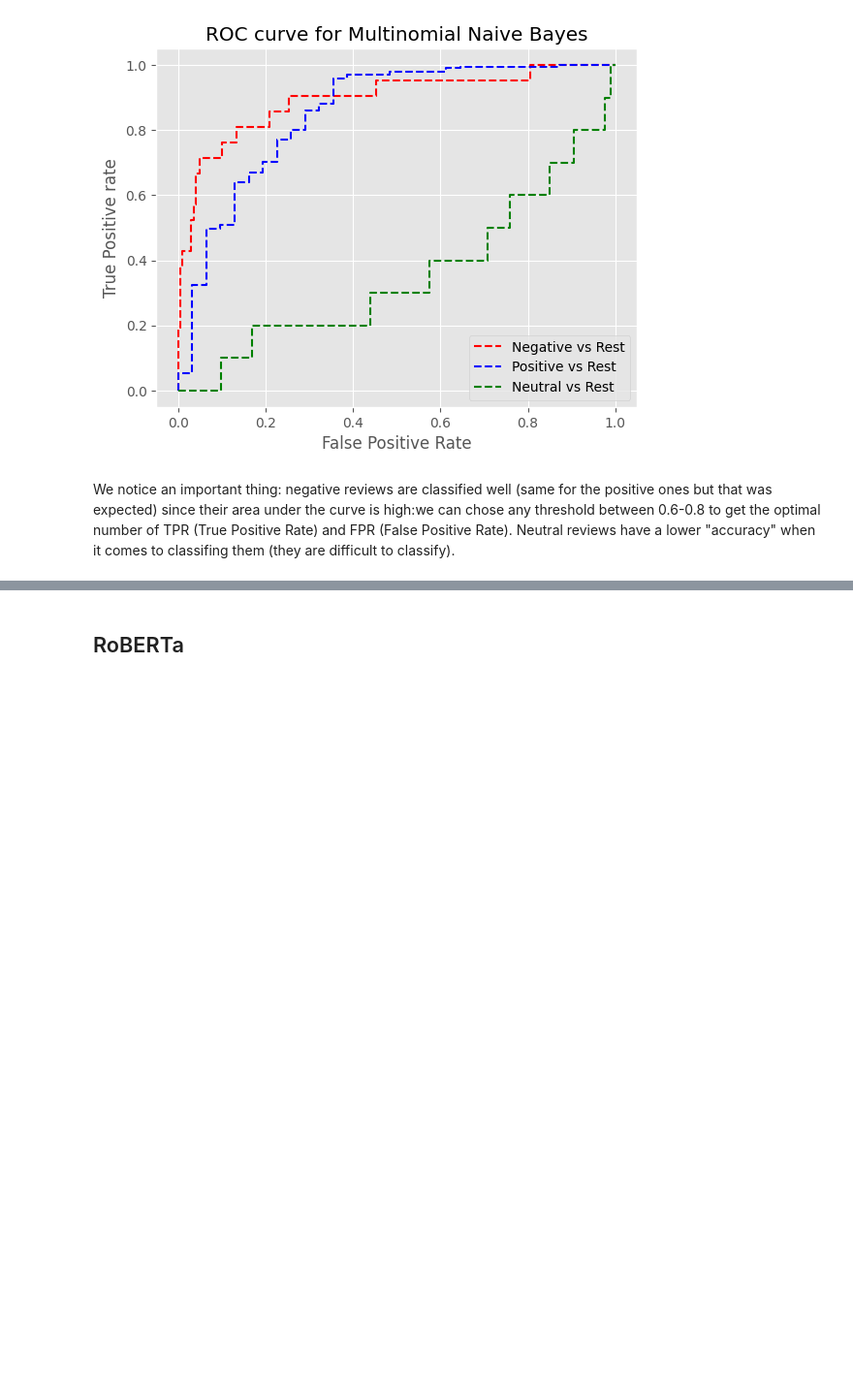
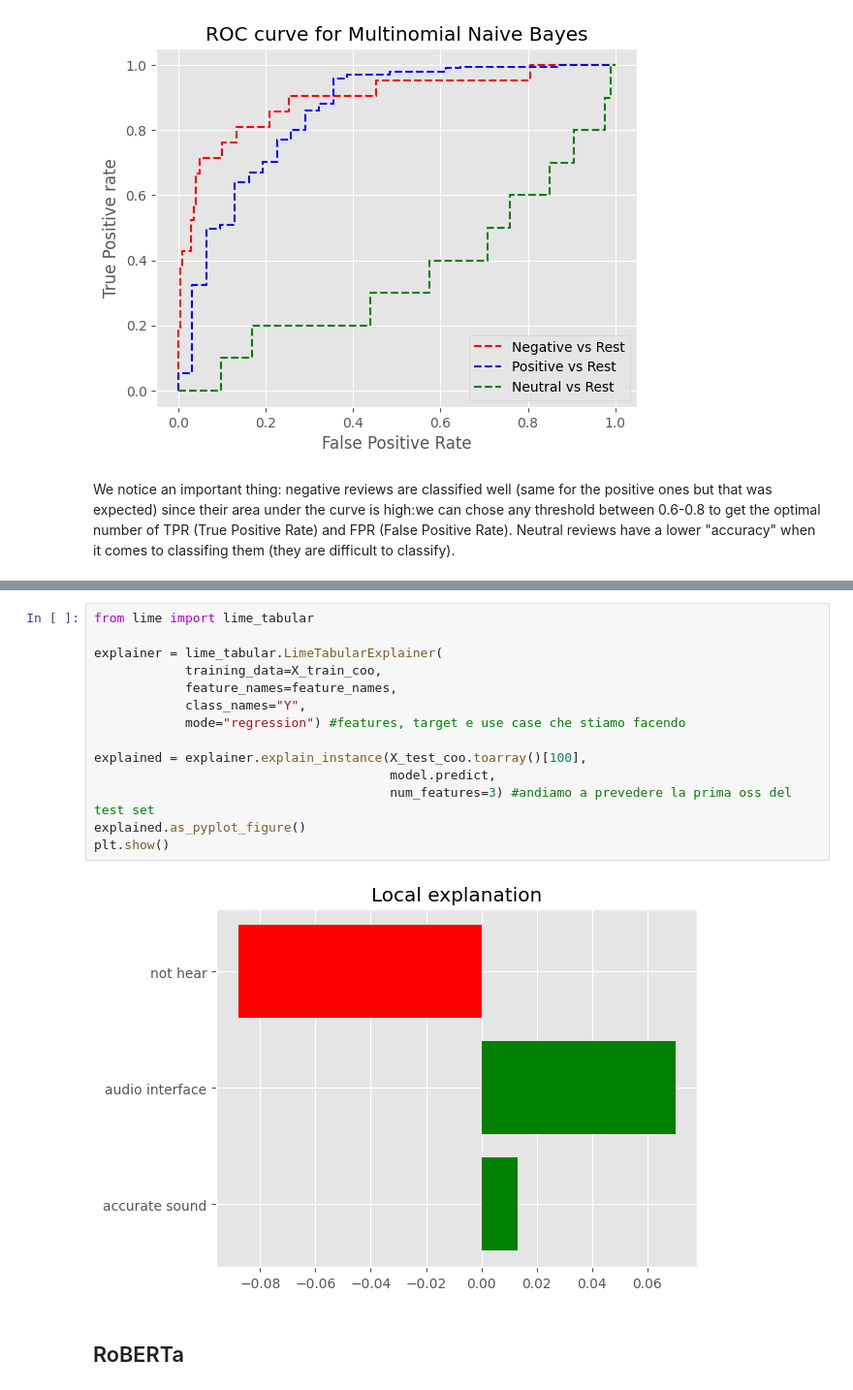
Before and after one commit to DavidAlexanderMoe/Sentiment-Analysis-and-Web-Scraping, a Jupyter notebook: Scripts/Analysis/4. Model Selection and Evaluation.ipynb, the cells around one changed output, grey strips where cells are left out. Shown at 97% size. Saved outputs shown, nothing was run; the diff lists cells and outputs as text; blank space fills up the shorter version.

```diff
--- a/Scripts/Analysis/4. Model Selection and Evaluation.ipynb
+++ b/Scripts/Analysis/4. Model Selection and Evaluation.ipynb
@@ -684,3 +716,19 @@ We notice an important thing: negative reviews are classified well (same for the
+# %%
+from lime import lime_tabular
+
+explainer = lime_tabular.LimeTabularExplainer(
+            training_data=X_train_coo,
+            feature_names=feature_names,
+            class_names="Y",
+            mode="regression") #features, target e use case che stiamo facendo
+
+explained = explainer.explain_instance(X_test_coo.toarray()[100],
+                                       model.predict,
+                                       num_features=3) #andiamo a prevedere la prima oss del test set
+explained.as_pyplot_figure()
+plt.show()
+# %% [output]
+[figure, added]
 # %% [markdown]
 ## RoBERTa
 # %% [markdown]
```
Also changed, not shown: parts of 19 cells of this notebook.
